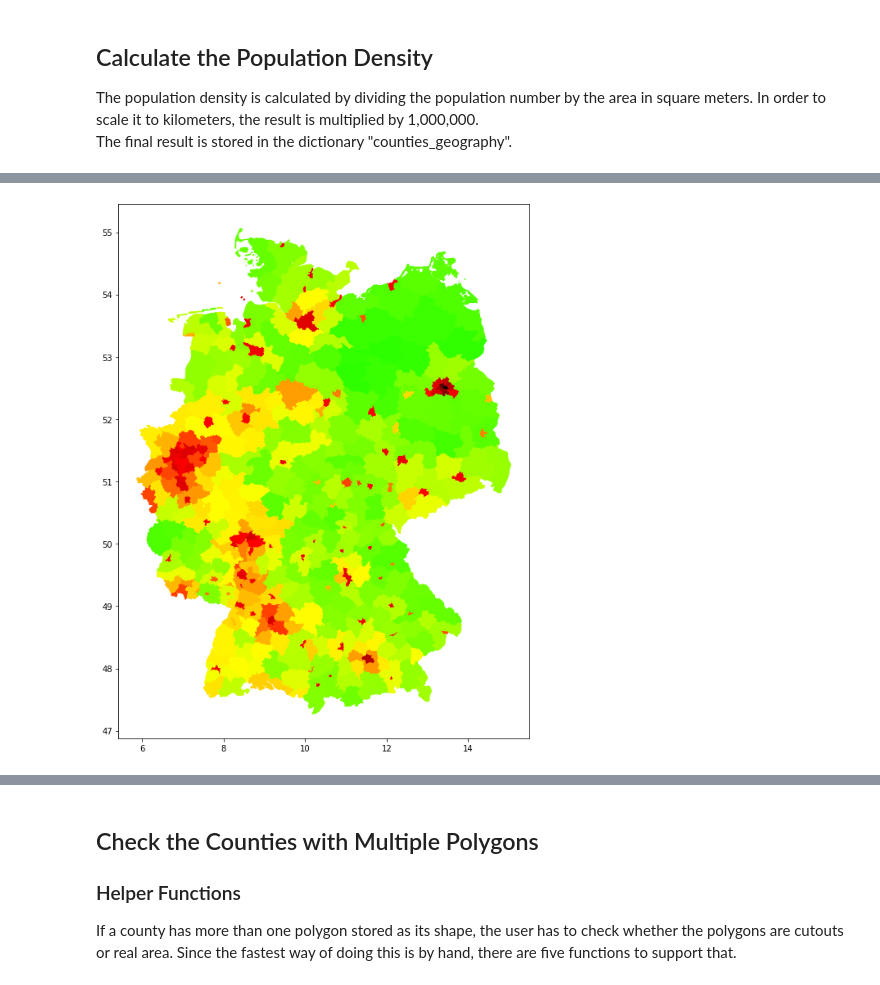
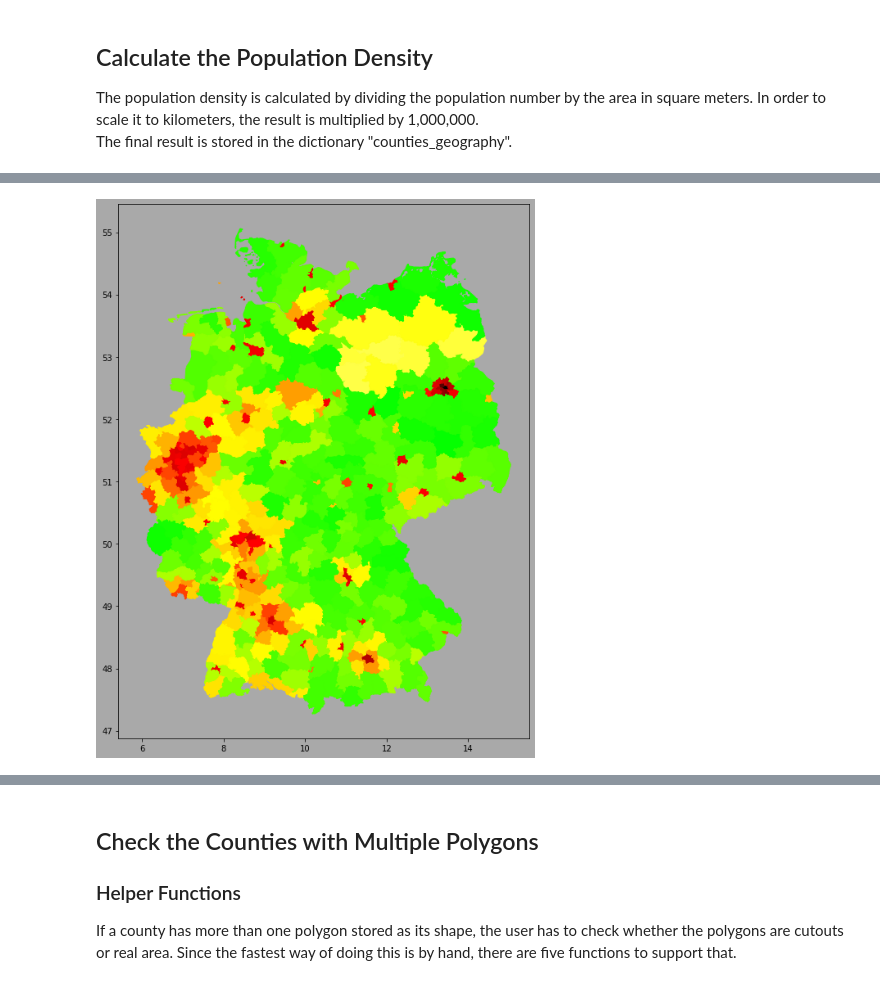
Before and after one commit to leanderbuerkin/Bachelorarbeit, a Jupyter notebook: Bachelorprojekt/get_geographical_data_of_german_counties.ipynb, the cells around one changed output, grey strips where cells are left out. Cells and saved outputs as stored; diff of their text form; code cells hidden in the pictures.

Commit message:
added population density and interpretation of it

```diff
--- a/Bachelorprojekt/get_geographical_data_of_german_counties.ipynb
+++ b/Bachelorprojekt/get_geographical_data_of_german_counties.ipynb
@@ -90,7 +88,7 @@ the data from a local backup of an old API pull is used.
 <br/>
 The data from the backup is provided without further tests.
 # %%
-if not(counties_geography_new_pull_from_api) and not(counties_geography_use_polished_data):
+if not(counties_geography_new_pull_from_api):
     with open("unpolished_data/german_counties_geography.txt", "r") as file:
         counties_geography_raw = json.loads(file.read())
     print("Data from old API-pull is ready to go!")
@@ -166,12 +164,3 @@ The final result is stored in the dictionary "counties_geography".
 # %%
 for county in counties_geography.values():
     county["population_density"] = (county['population'] * 1000000)/county['area_in_m2']
-# %%
-population_densities = list()
-for county in counties_geography.values():
-    population_densities.append(county["population_density"])
-population_densities.sort()
-print(population_densities[-1])
-print(population_densities[320])
-print(population_densities[0])
-plt.plot(population_densities)
@@ -183,0 +167,22 @@ plt.plot(population_densities)
+# %%
+plt.figure(figsize=(6, 6), facecolor='darkgrey')    # enlarge plot
+population_densities = list()
+for AdmUnitId, county in counties_geography.items():
+    population_densities.append(county["population_density"])
+population_densities.sort()
+print(population_densities[-1])
+print(population_densities[320])
+print(population_densities[0])
+plt.title("Verteilung der Bevölkerungsdichten\nunter den deutschen Landkreisen",
+         fontsize=20)
+plt.ylabel("Bevölkerungsdichte\nin Einwohner pro Quadratkilometer",
+         fontsize=15)
+plt.yticks(fontsize=15)
+plt.text(10, 13000, "Minimum: " + str(int(population_densities[0])),
+         fontweight=1000, fontsize=25, color=(0.5, 0.6, 0.75))
+plt.text(10, 11000, "Maximum: " + str(int(population_densities[-1])),
+         fontweight=1000, fontsize=25, color=(0.5, 0.6, 0.75))
+plt.text(10, 10000, "Maximum ohne Berlin: " + str(int(population_densities[-7])),
+         fontweight=1000, fontsize=15, color=(0.5, 0.6, 0.75))
+plt.scatter([i for i in range(len(population_densities))], population_densities)
+plt.savefig("population_density_counties_distribution.png")
@@ -184,17 +194,21 @@ plt.plot(population_densities)
 # %%
-plt.figure(figsize=(9, 12))    # enlarge plot
+plt.figure(figsize=(9, 12), facecolor='darkgrey')    # enlarge plot
+ax = plt.axes()
+ax.set_facecolor('darkgrey')
 for county in counties_geography.values():
     pop_density = county["population_density"]
     if pop_density > 1000:
         color = (1 - (pop_density-1000)/(population_densities[-1]-1000), 0, 0)
     elif pop_density > 200:
         color = (1, 1-(pop_density-200)/800, 0)
+    elif pop_density > 50:
+        color = ((pop_density-50)/200, 1, 0)
     else:
-        color = (pop_density/200, 1, 0)
+        color = (1, 1, 1-pop_density/50)
 
     for polygon in county['geometry']:
         x,y = np.array(polygon).T
         plt.fill(x, y, color=color)
 plt.show()
 # %% [output]
-[figure, old version]
+[figure, new version]
```
Also changed, not shown: parts of 17 cells of this notebook, 15 other files.
